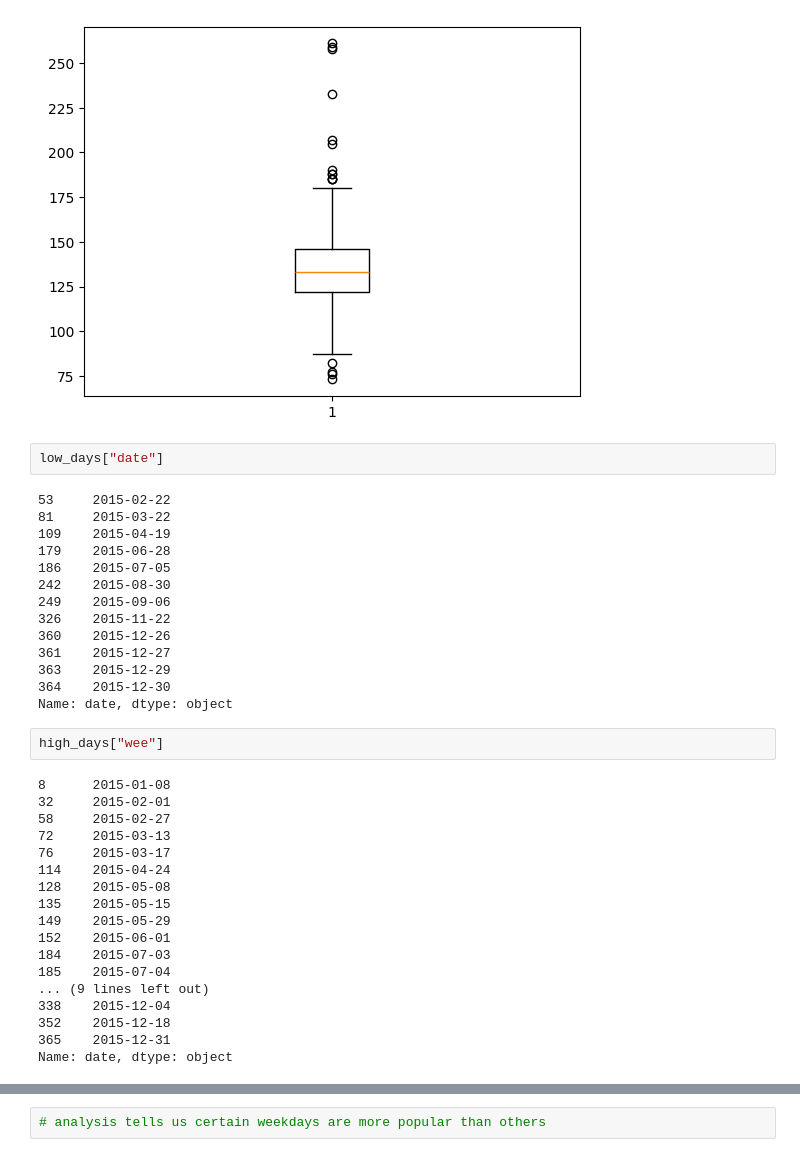
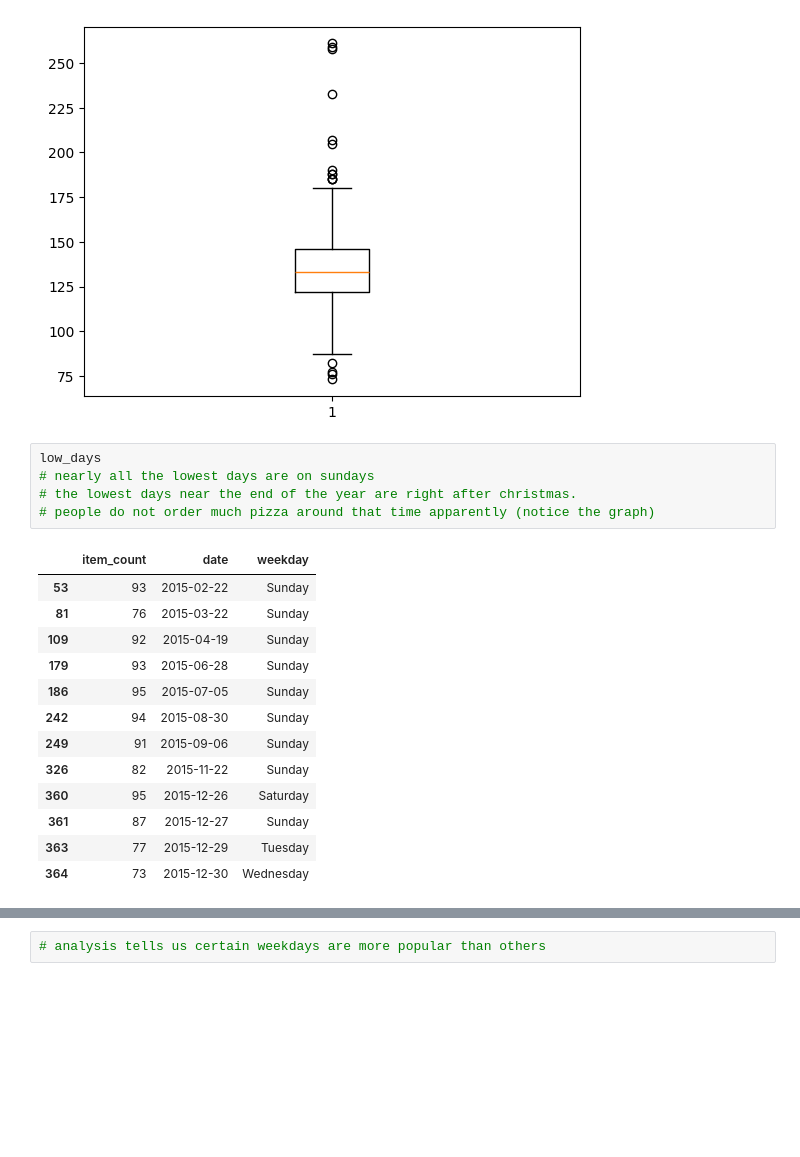
Before and after one commit to spencers145/pizza-study, a Jupyter notebook: study.ipynb, the cells around one changed output, grey strips where cells are left out. Drawn from its saved outputs; the diff is of its cells as text; blank space fills up the shorter version.

```diff
--- a/study.ipynb
+++ b/study.ipynb
@@ -63,39 +63,22 @@ high_days = daily_sales[daily_sales["item_count"] > q_50 + 1.5*iqr]
 low_days = daily_sales[daily_sales["item_count"] < q_50 - 1.5*iqr]
 # %% [output]
 [figure]
-# %%
-low_days["date"]
-# %% [output]
-53     2015-02-22
-81     2015-03-22
-109    2015-04-19
-179    2015-06-28
-186    2015-07-05
-242    2015-08-30
-249    2015-09-06
-326    2015-11-22
-360    2015-12-26
-361    2015-12-27
-363    2015-12-29
-364    2015-12-30
-Name: date, dtype: object
-# %%
-high_days["wee"]
-# %% [output]
-8      2015-01-08
-32     2015-02-01
-58     2015-02-27
-72     2015-03-13
-76     2015-03-17
-114    2015-04-24
-128    2015-05-08
-135    2015-05-15
-149    2015-05-29
-152    2015-06-01
-184    2015-07-03
-185    2015-07-04
-... (9 lines left out)
-338    2015-12-04
-352    2015-12-18
-365    2015-12-31
-Name: date, dtype: object
+# %%
+low_days
+# nearly all the lowest days are on sundays
+# the lowest days near the end of the year are right after christmas.
+# people do not order much pizza around that time apparently (notice the graph)
+# %% [output]
+|  | item_count | date | weekday |
+| 53 | 93 | 2015-02-22 | Sunday |
+| 81 | 76 | 2015-03-22 | Sunday |
+| 109 | 92 | 2015-04-19 | Sunday |
+| 179 | 93 | 2015-06-28 | Sunday |
+| 186 | 95 | 2015-07-05 | Sunday |
+| 242 | 94 | 2015-08-30 | Sunday |
+| 249 | 91 | 2015-09-06 | Sunday |
+| 326 | 82 | 2015-11-22 | Sunday |
+| 360 | 95 | 2015-12-26 | Saturday |
+| 361 | 87 | 2015-12-27 | Sunday |
+| 363 | 77 | 2015-12-29 | Tuesday |
+| 364 | 73 | 2015-12-30 | Wednesday |
```
Also changed, not shown: parts of 1 cell of this notebook.
